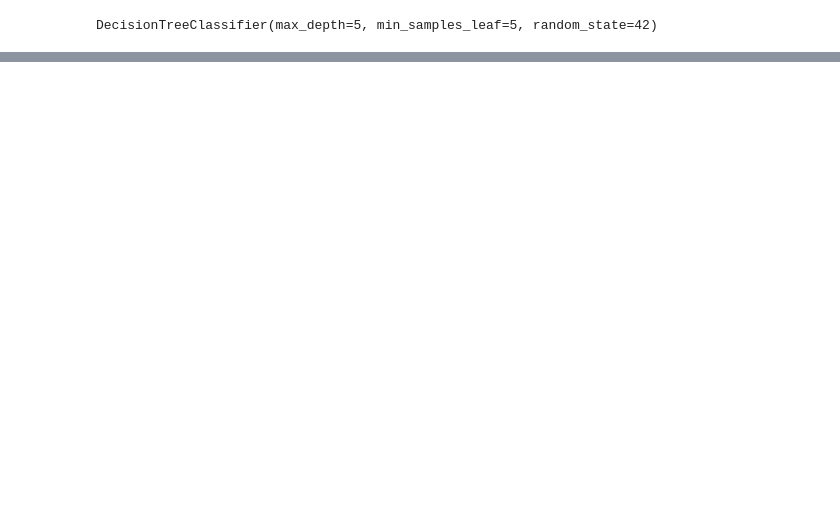
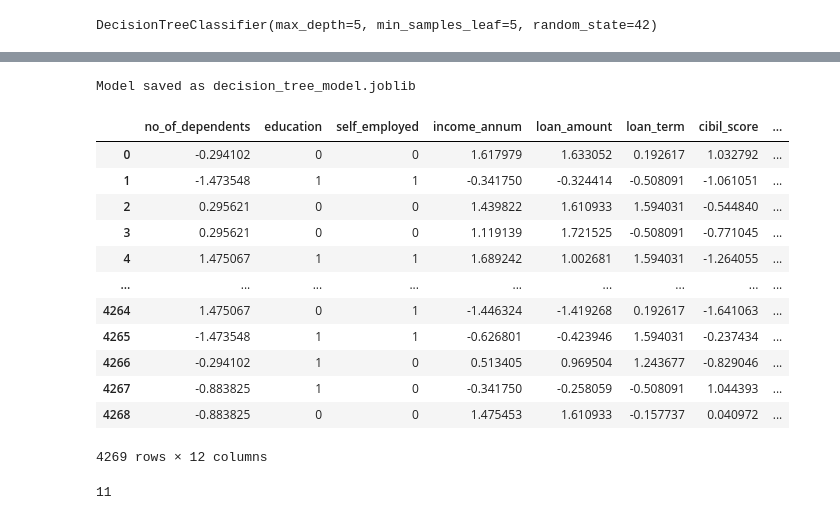
Before and after one commit to jxsrma/Loan-Approval-Rating, a Jupyter notebook: dicision tree.ipynb, the cells around one changed output, grey strips where cells are left out. Drawn from its saved outputs; the diff is of its cells as text; code cells hidden in the pictures; blank space fills up the shorter version.

```diff
--- a/dicision tree.ipynb
+++ b/dicision tree.ipynb
@@ -63 +93,30 @@ Classification Report:
 weighted avg       0.97      0.97      0.97      1068
+# %%
+import joblib
+
+# Save the trained Decision Tree model
+joblib.dump(dt, "decision_tree_model.joblib")
+
+print("Model saved as decision_tree_model.joblib")
+# %% [output]
+Model saved as decision_tree_model.joblib
+# %%
+df
+# %% [output]
+|  | no_of_dependents | education | self_employed | income_annum | loan_amount | loan_term | cibil_score | ... |
+| 0 | -0.294102 | 0 | 0 | 1.617979 | 1.633052 | 0.192617 | 1.032792 | ... |
+| 1 | -1.473548 | 1 | 1 | -0.341750 | -0.324414 | -0.508091 | -1.061051 | ... |
+| 2 | 0.295621 | 0 | 0 | 1.439822 | 1.610933 | 1.594031 | -0.544840 | ... |
+| 3 | 0.295621 | 0 | 0 | 1.119139 | 1.721525 | -0.508091 | -0.771045 | ... |
+| 4 | 1.475067 | 1 | 1 | 1.689242 | 1.002681 | 1.594031 | -1.264055 | ... |
+| ... | ... | ... | ... | ... | ... | ... | ... | ... |
+| 4264 | 1.475067 | 0 | 1 | -1.446324 | -1.419268 | 0.192617 | -1.641063 | ... |
+| 4265 | -1.473548 | 1 | 1 | -0.626801 | -0.423946 | 1.594031 | -0.237434 | ... |
+| 4266 | -0.294102 | 1 | 0 | 0.513405 | 0.969504 | 1.243677 | -0.829046 | ... |
+| 4267 | -0.883825 | 1 | 0 | -0.341750 | -0.258059 | -0.508091 | 1.044393 | ... |
+| 4268 | -0.883825 | 0 | 0 | 1.475453 | 1.610933 | -0.157737 | 0.040972 | ... |
+4269 rows × 12 columns
+# %%
+X_train.columns.size
+# %% [output]
+11
```
Also changed, not shown: parts of 4 cells of this notebook, 9 other files.
